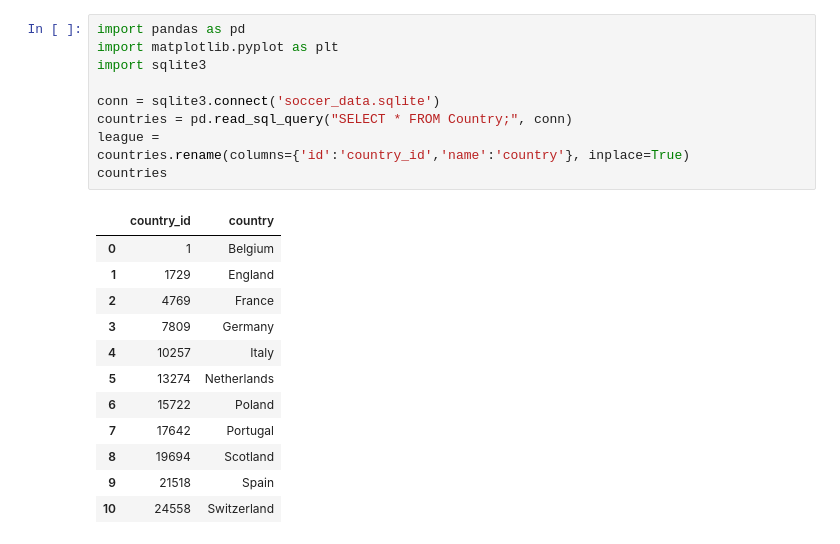
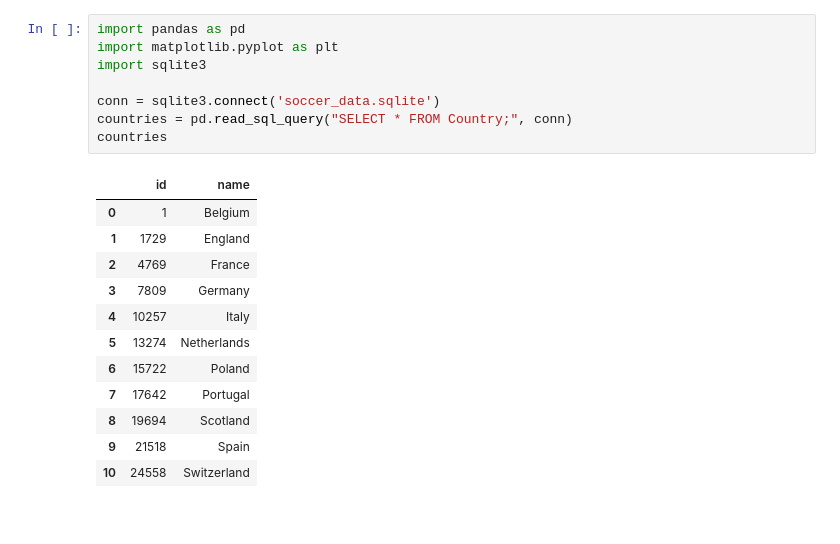
Before and after one commit to GarrettMarkScott/European_Soccer_Exploring, a Jupyter notebook: European Soccer Data.ipynb, the cells around one changed output. Cells and saved outputs as stored; diff of their text form.

```diff
--- a/European Soccer Data.ipynb
+++ b/European Soccer Data.ipynb
@@ -1,15 +21,13 @@
 # %%
 import pandas as pd
 import matplotlib.pyplot as plt
 import sqlite3
 
 conn = sqlite3.connect('soccer_data.sqlite')
 countries = pd.read_sql_query("SELECT * FROM Country;", conn)
-league =
-countries.rename(columns={'id':'country_id','name':'country'}, inplace=True)
 countries
 # %% [output]
-|  | country_id | country |
+|  | id | name |
 | 0 | 1 | Belgium |
 | 1 | 1729 | England |
 | 2 | 4769 | France |
```
Also changed, not shown: parts of 5 cells of this notebook, 1 other file.
